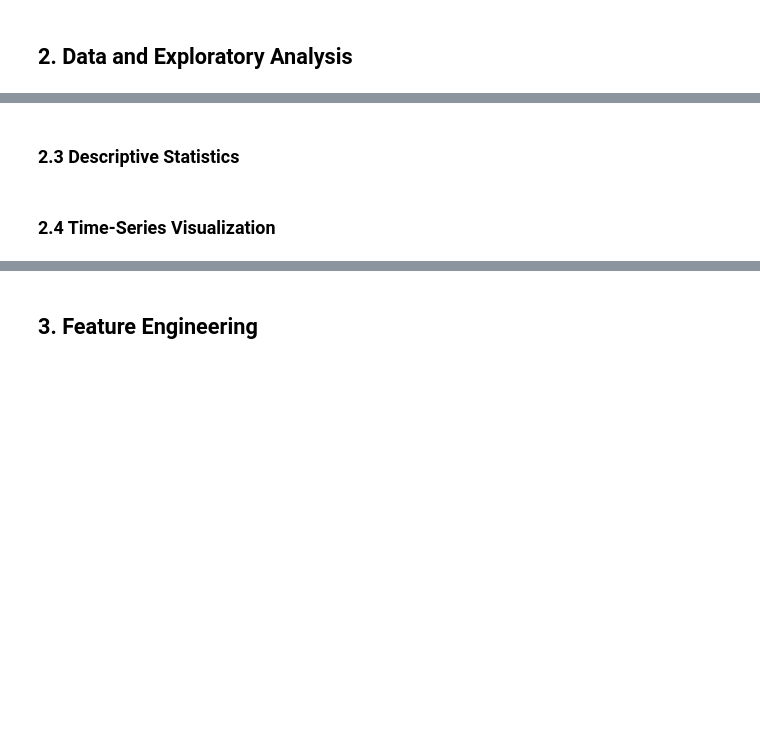
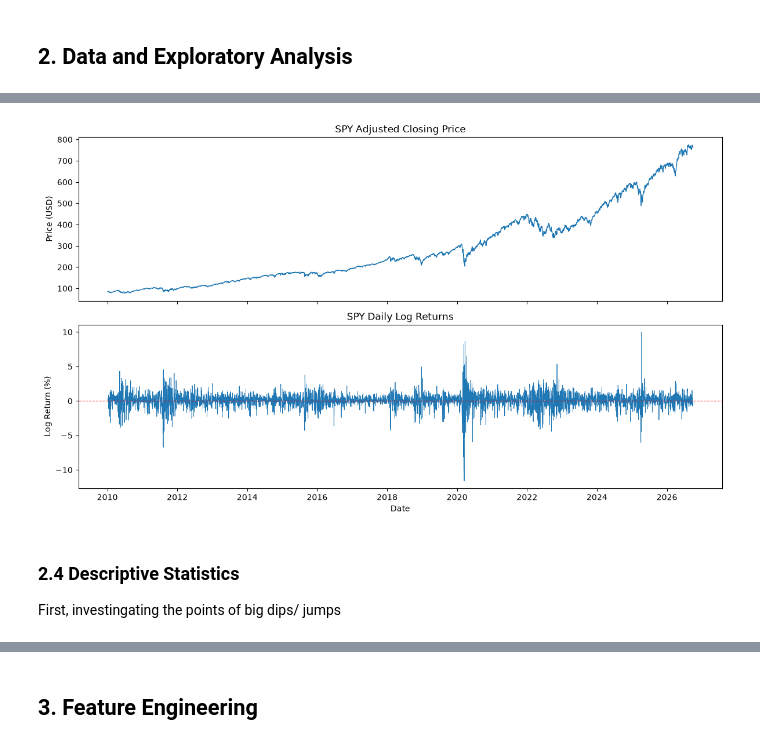
Before and after one commit to minjee-kim/financial-forecasting, a Jupyter notebook: analysis.ipynb, the cells around one changed output, grey strips where cells are left out. Drawn from its saved outputs; the diff is of its cells as text; code cells hidden in the pictures; blank space fills up the shorter version.

```diff
--- a/analysis.ipynb
+++ b/analysis.ipynb
@@ -14,4 +103,24 @@
+# %%
+## comparing this against the raw adjusted closing price:
+fig, axes = plt.subplots(2, 1, figsize=(12, 7), sharex=True)
+
+# Plot 1: Adjusted closing prices
+axes[0].plot(spy.index, spy["Close"], linewidth=1)
+axes[0].set_title("SPY Adjusted Closing Price")
+axes[0].set_ylabel("Price (USD)")
+
+# Plot 2: Daily log returns
+axes[1].plot(spy.index, spy["return"] * 100, linewidth=0.6)
+axes[1].axhline(0, color="red", linestyle="--", linewidth=0.8)
+axes[1].set_title("SPY Daily Log Returns")
+axes[1].set_xlabel("Date")
+axes[1].set_ylabel("Log Return (%)")
+
+plt.tight_layout()
+plt.show()
+# %% [output]
+[figure, added]
 # %% [markdown]
-### 2.3 Descriptive Statistics
+### 2.4 Descriptive Statistics
+
+First, investingating the points of big dips/ jumps
-# %% [markdown]
-### 2.4 Time-Series Visualization
```
Also changed, not shown: parts of 18 cells of this notebook, 1 other file.
